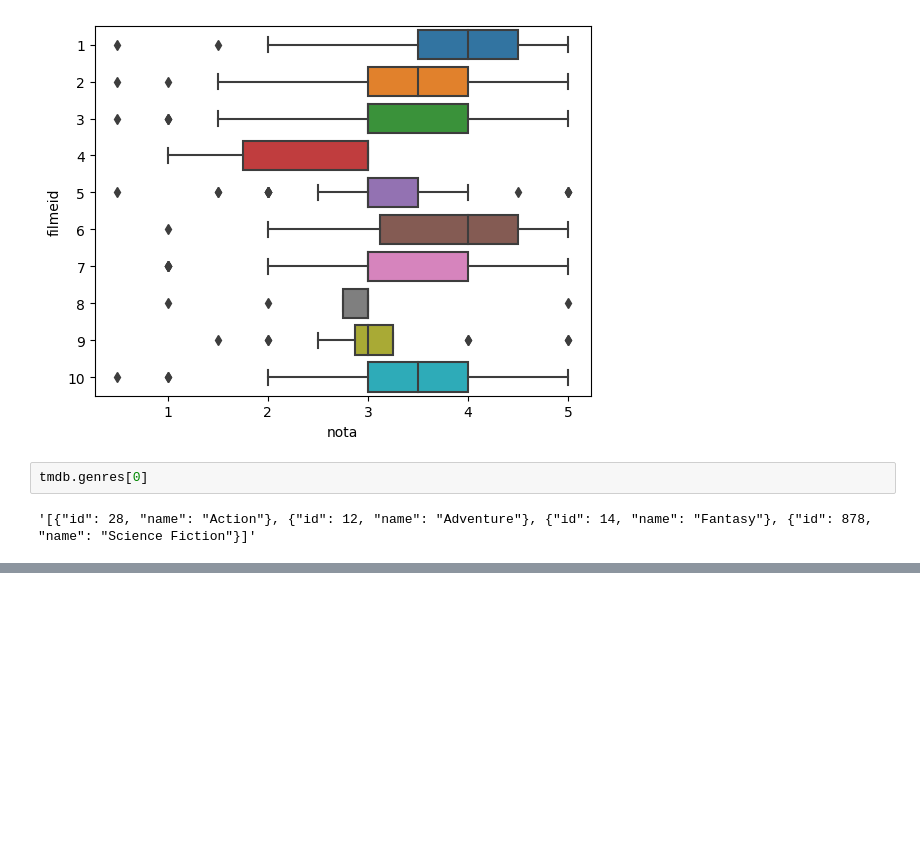
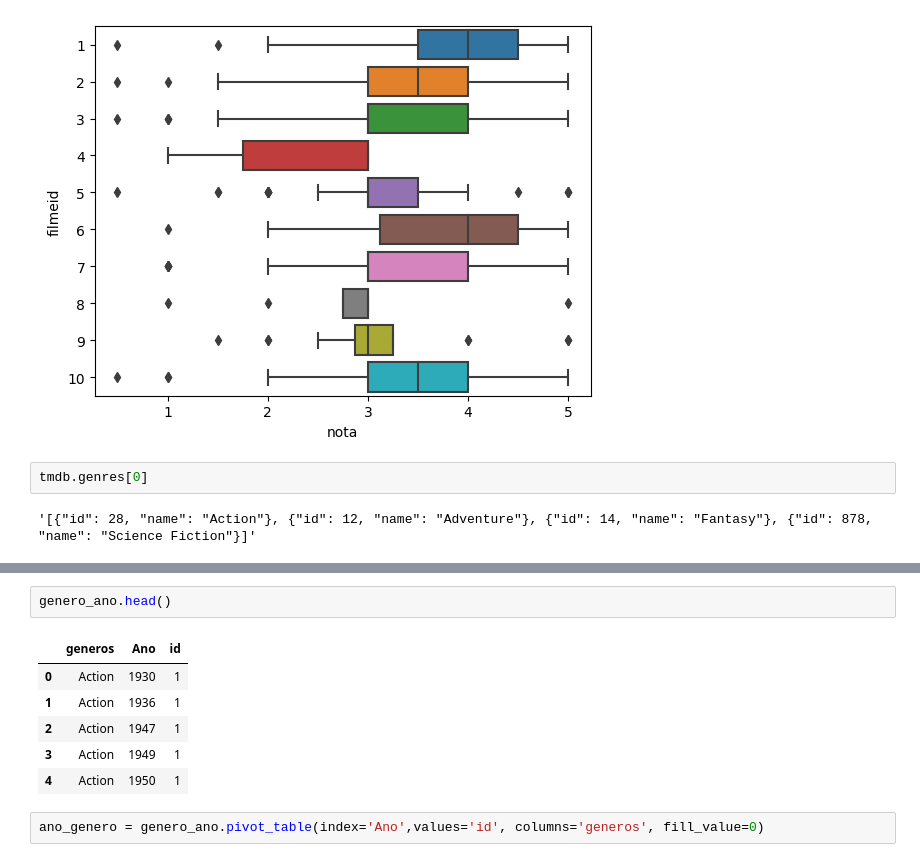
Before and after one commit to chzandonai/ExploratoryDataAnalisys, a Jupyter notebook: notebooks/EDA1.ipynb, the cells around one changed output, grey strips where cells are left out. Cells and saved outputs as stored; diff of their text form; blank space fills up the shorter version.

```diff
--- a/notebooks/EDA1.ipynb
+++ b/notebooks/EDA1.ipynb
@@ -379,0 +404,11 @@ SyntaxError: invalid syntax (360193469.py, line 1)
+# %%
+genero_ano.head()
+# %% [output]
+|  | generos | Ano | id |
+| 0 | Action | 1930 | 1 |
+| 1 | Action | 1936 | 1 |
+| 2 | Action | 1947 | 1 |
+| 3 | Action | 1949 | 1 |
+| 4 | Action | 1950 | 1 |
+# %%
+ano_genero = genero_ano.pivot_table(index='Ano',values='id', columns='generos', fill_value=0)
```
Also changed, not shown: parts of 24 cells of this notebook.
